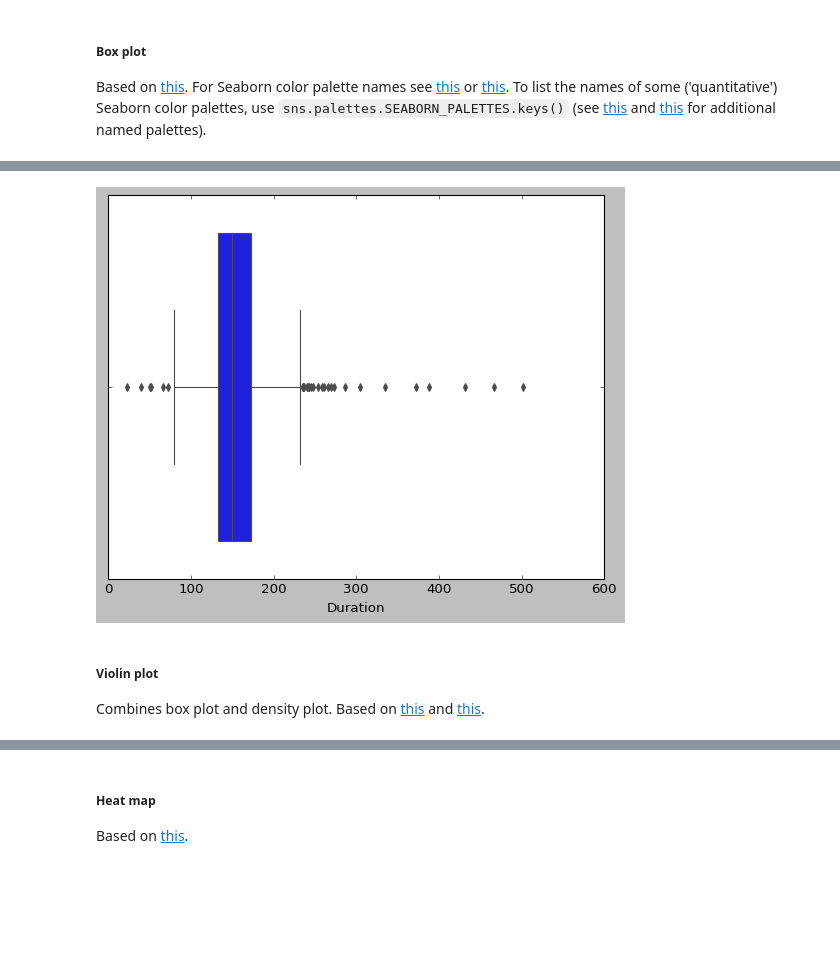
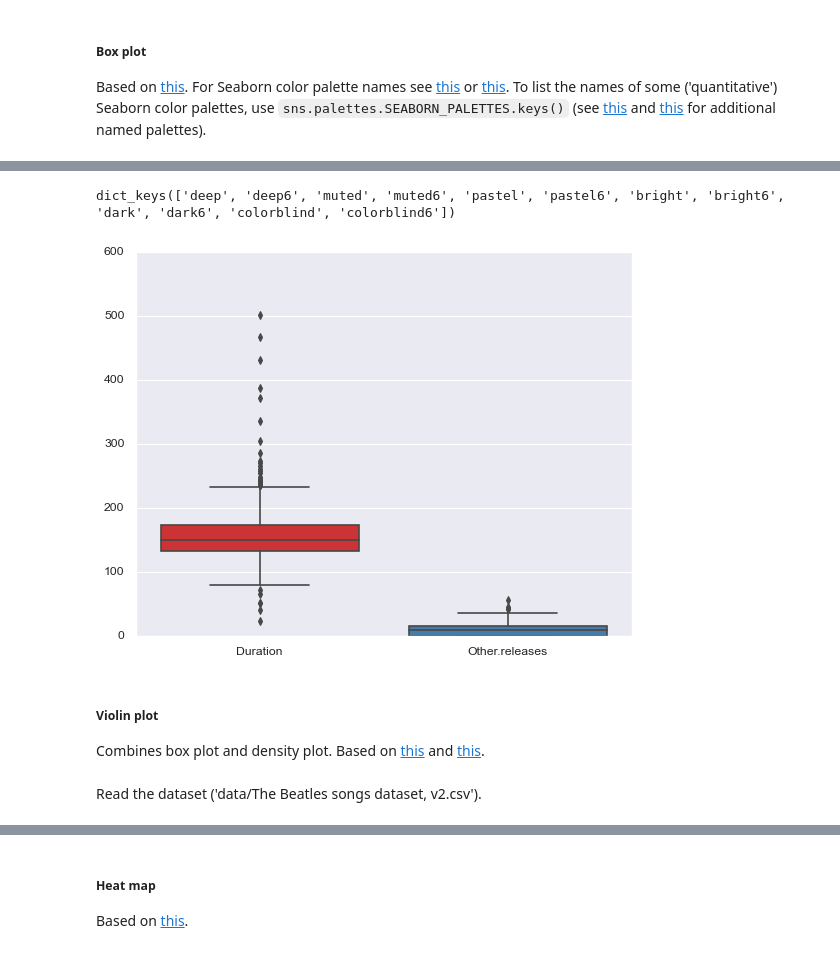
Before and after one commit to devedzic/eda, a Jupyter notebook: eda.ipynb, the cells around one changed output, grey strips where cells are left out. Drawn from its saved outputs; the diff is of its cells as text; code cells hidden in the pictures; blank space fills up the shorter version.

```diff
--- a/eda.ipynb
+++ b/eda.ipynb
@@ -677,7 +943,9 @@ As for the plot styles, there are a lot of [available styles](https://www.dunder
 Alternatively, plot style can be set using `sb.set_theme()` (or just `sb.set()`, but that function might get deprecated and removed from *Seaborn* in the future). See [`sb_set_theme()` documentation](https://seaborn.pydata.org/generated/seaborn.set_theme.html) for the function's parameters and defaults.
 # %%
 # Set plot style using sb.set_theme()
-sb.set_theme()
+sb.set_theme(palette='Set2')
 # Plot the histogram - x: song time in [sec]; y: number of songs; 40 bins
-plt.hist(times, 40);
+ax = plt.axes()
+ax.set(xlabel='time', ylabel='count', title='Song time histogram')
+ax.hist(times, bins=40);
 # %% [output]
@@ -940,3 +1113,2 @@ For Seaborn color palette names see [this](https://seaborn.pydata.org/generated/
 # %%
-songs = pd.read_csv('data/The Beatles songs dataset, v2, no NAs.csv')
-display(songs)
+songs = pd.read_csv('data/The Beatles songs dataset, v2.csv')
@@ -957,15 +1117,18 @@ display(songs)
 # %%
-# display(sb.palettes.SEABORN_PALETTES.keys())
+display(sb.palettes.SEABORN_PALETTES.keys())
 
-# # For a single column (y-axis represents density of counts)
-# # sb.boxplot(x=songs['Duration']);
-# sb.boxplot(y=songs['Duration'], palette='Set3');
+# For a single column (e.g., Duration)
+# sb.boxplot(x=songs.Duration, palette='Set1')
 
-# For multiple columns
-sb.boxplot(data=songs[['Other.releases', 'Duration']], orient='v', palette='pastel');
+# For multiple columns (e.g., Other.releases and Duration)
+# sb.boxplot(data=[songs['Duration'], songs['Other.releases']], palette='Set3', orient='v');
+sb.boxplot(data=songs[['Duration', 'Other.releases']], palette='Set1', orient='v');
 # %% [output]
+dict_keys(['deep', 'deep6', 'muted', 'muted6', 'pastel', 'pastel6', 'bright', 'bright6', 'dark', 'dark6', 'colorblind', 'colorblind6'])
-[figure, old version]
+[figure, new version]
 # %% [markdown]
 ##### Violin plot
 Combines box plot and density plot. Based on [this](https://stackoverflow.com/questions/46134113/seaborn-violin-plot-from-pandas-dataframe-each-column-its-own-separate-violin-p) and [this](https://seaborn.pydata.org/generated/seaborn.violinplot.html).
+# %% [markdown]
+Read the dataset ('data/The Beatles songs dataset, v2.csv').
 # %%
```
Also changed, not shown: parts of 220 cells of this notebook.
